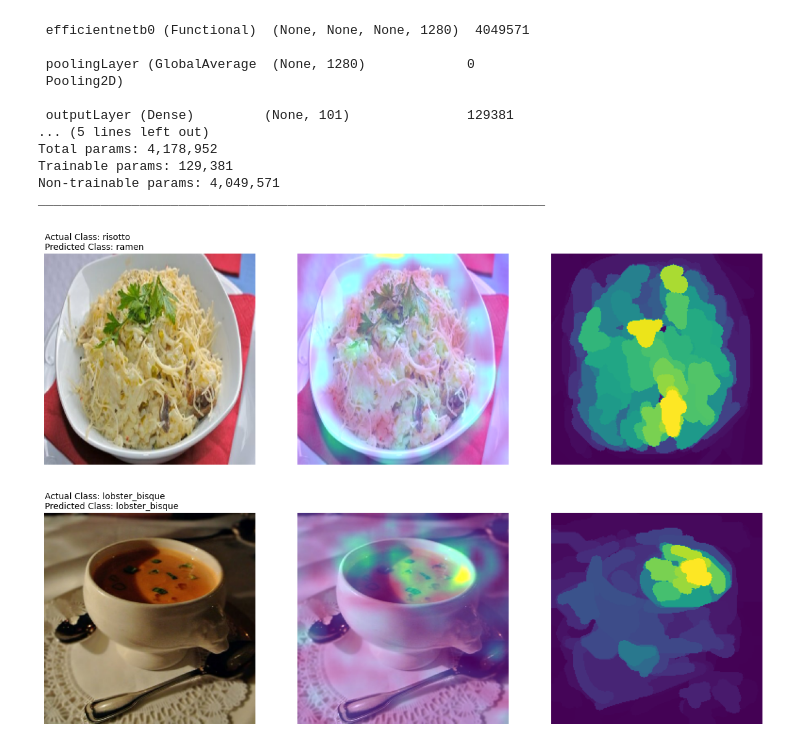
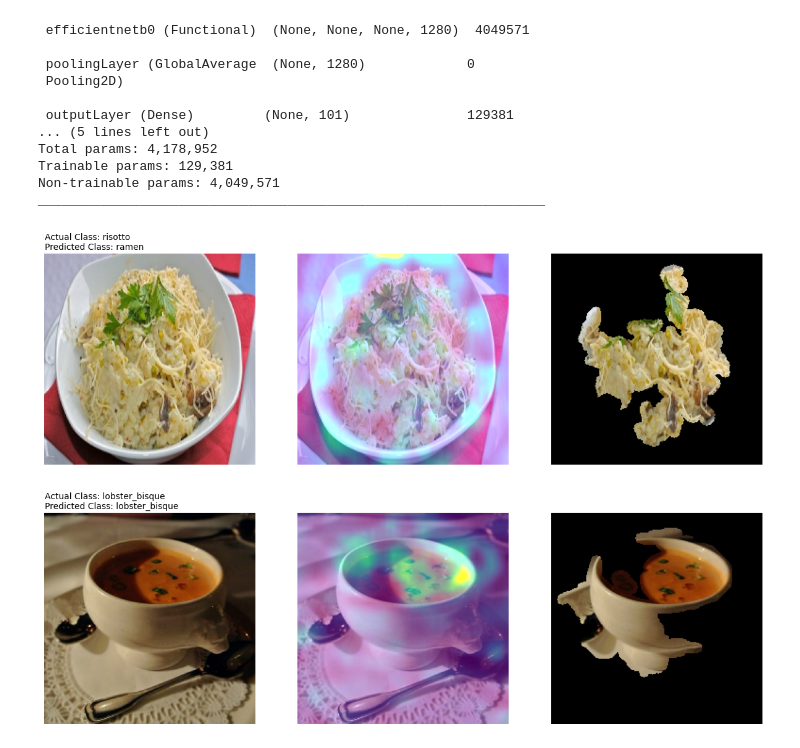
Before and after one commit to MichalskyL/XAI-Projekt, a Jupyter notebook: XAI_Gruppenarbeit.ipynb, the cells around one changed output. Drawn from its saved outputs; the diff is of its cells as text; code cells hidden in the pictures.

Commit message:
Apply xrai mask

```diff
--- a/XAI_Gruppenarbeit.ipynb
+++ b/XAI_Gruppenarbeit.ipynb
@@ -316,37 +316,41 @@ def add_row_to_plt(rows, pos, image, model, actual_class, layer_name, predicted_
     predicted_class = info.features['label'].names[predicted_class_idx]
     gradcam_img = explain_gradCAM(
         image.reshape(1, 224, 224, 3), model, layer_name, predicted_class_idx)
-    xrai_img = explain_xrai(image, model, layer_name, predicted_class_idx)
+    xrai_attributions = explain_xrai(image, model, layer_name, predicted_class_idx)
 
     plt.subplot(rows, 3, 3*(pos-1) + 1)
     plt.text(0, -5, "Actual Class: " + actual_class +
              "\nPredicted Class: " + predicted_class)
     plt.axis('off')
     plt.imshow(image)
     plt.subplot(rows, 3, 3*(pos-1) + 2)
     plt.axis('off')
     plt.imshow(gradcam_img)
     plt.subplot(rows, 3, 3*(pos-1) + 3)
     plt.axis('off')
-    plt.imshow(xrai_img)
+    # Show most salient 30% of the image
+    xrai_mask = xrai_attributions >= np.percentile(xrai_attributions, 70)
+    xrai_im_mask = np.array(image)
+    xrai_im_mask[~xrai_mask] = 0
+    plt.imshow(xrai_im_mask)
 
 
 rows = 2
 
 plt.figure(figsize=(15, 5*rows))
 test_imgs, test_classes = next(iter(test_dataset.batch(rows)))
 predicted_class_indices = predict_imgs(test_imgs, model_loaded)
 for i in range(rows):
     test_img = test_imgs[i].numpy().astype(np.uint8)
     test_class = test_classes[i].numpy().astype(np.uint8)
     actual_class = info.features['label'].names[test_class]
 
     for layer in model_loaded.layers[:: -1]:
         if (layer.name.startswith("conv")):
             layer_name = layer.name
             break
 
     add_row_to_plt(rows, i+1, test_img, model_loaded, actual_class, layer_name, predicted_class_indices[i])
 plt.show()
 # %% [output]
-[figure, old version]
+[figure, new version]
```
